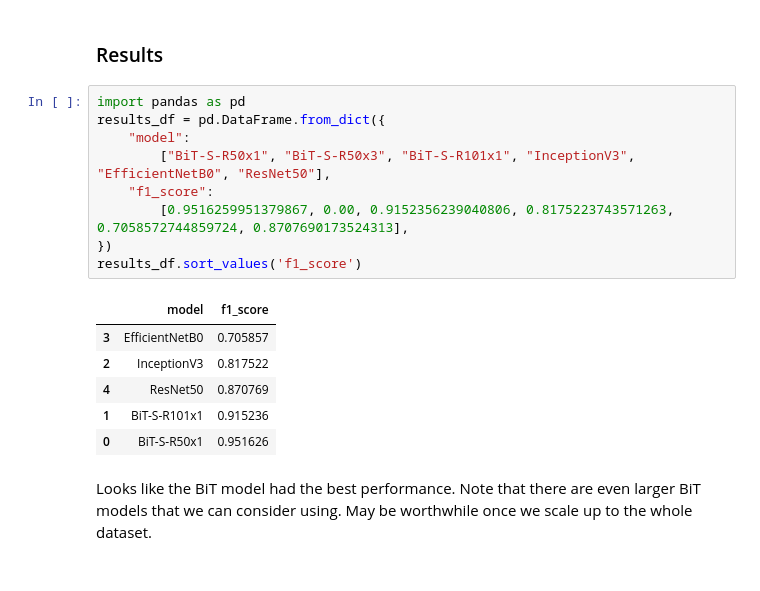
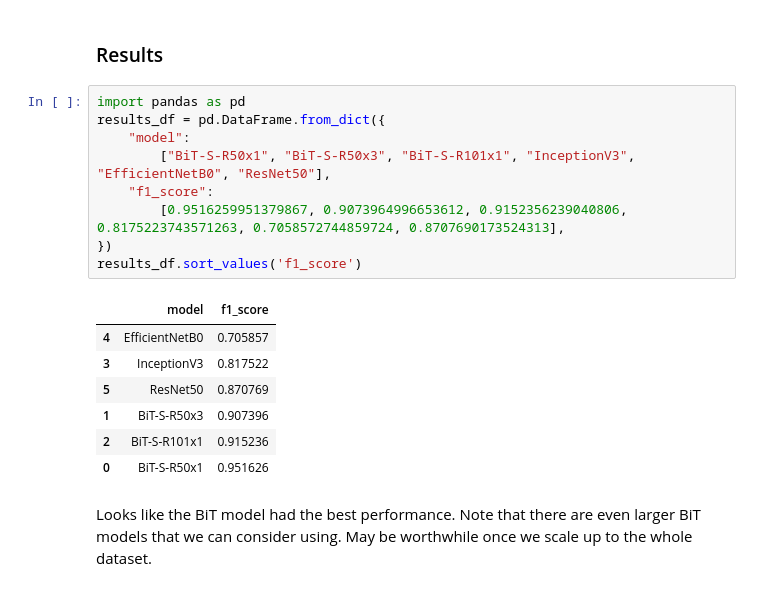
Before and after one commit to peter-welander/UCSD-ML-Capstone, a Jupyter notebook: Step7-Picking-Base-Model.ipynb, the cells around one changed output. Drawn from its saved outputs; the diff is of its cells as text.

```diff
--- a/Step7-Picking-Base-Model.ipynb
+++ b/Step7-Picking-Base-Model.ipynb
@@ -252,18 +252,19 @@ F1 score was: 0.8707690173524313
 # %%
 import pandas as pd
 results_df = pd.DataFrame.from_dict({
     "model":
         ["BiT-S-R50x1", "BiT-S-R50x3", "BiT-S-R101x1", "InceptionV3", "EfficientNetB0", "ResNet50"],
     "f1_score":
-        [0.9516259951379867, 0.00, 0.9152356239040806, 0.8175223743571263, 0.7058572744859724, 0.8707690173524313],
+        [0.9516259951379867, 0.9073964996653612, 0.9152356239040806, 0.8175223743571263, 0.7058572744859724, 0.8707690173524313],
 })
 results_df.sort_values('f1_score')
 # %% [output]
 |  | model | f1_score |
-| 3 | EfficientNetB0 | 0.705857 |
-| 2 | InceptionV3 | 0.817522 |
-| 4 | ResNet50 | 0.870769 |
-| 1 | BiT-S-R101x1 | 0.915236 |
+| 4 | EfficientNetB0 | 0.705857 |
+| 3 | InceptionV3 | 0.817522 |
+| 5 | ResNet50 | 0.870769 |
+| 1 | BiT-S-R50x3 | 0.907396 |
+| 2 | BiT-S-R101x1 | 0.915236 |
 | 0 | BiT-S-R50x1 | 0.951626 |
 # %% [markdown]
 Looks like the BiT model had the best performance. Note that there are even larger BiT models that we can consider using. May be worthwhile once we scale up to the whole dataset.
```
Also changed, not shown: 3 other files.
